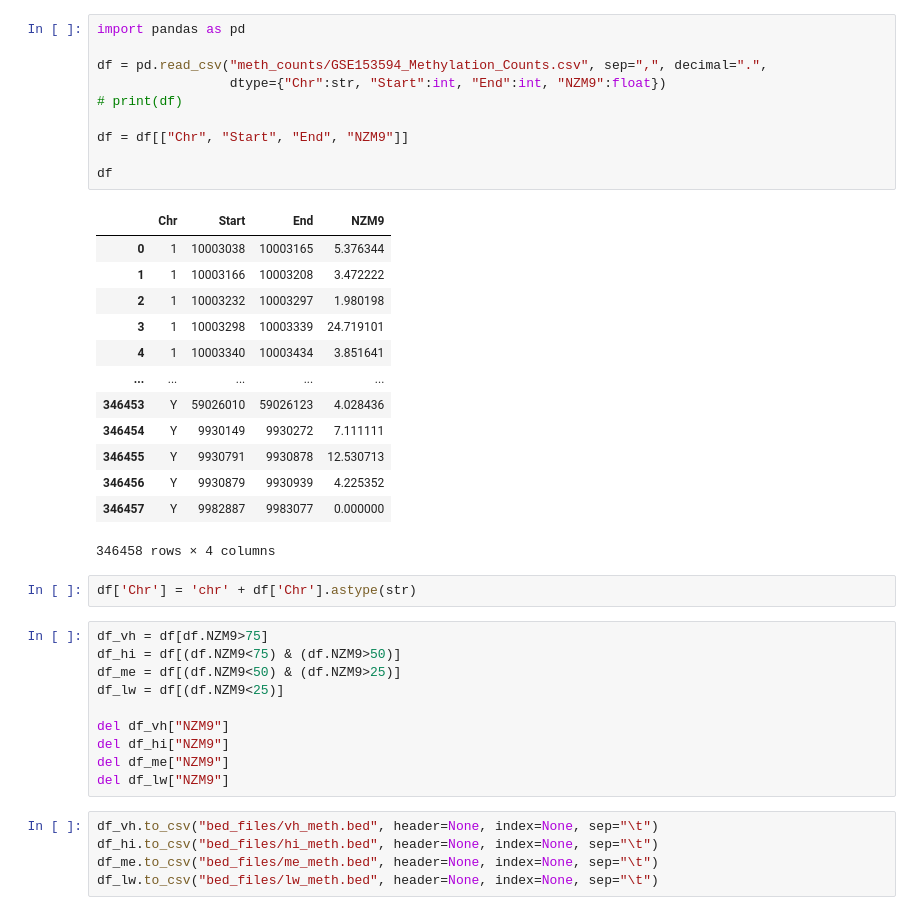
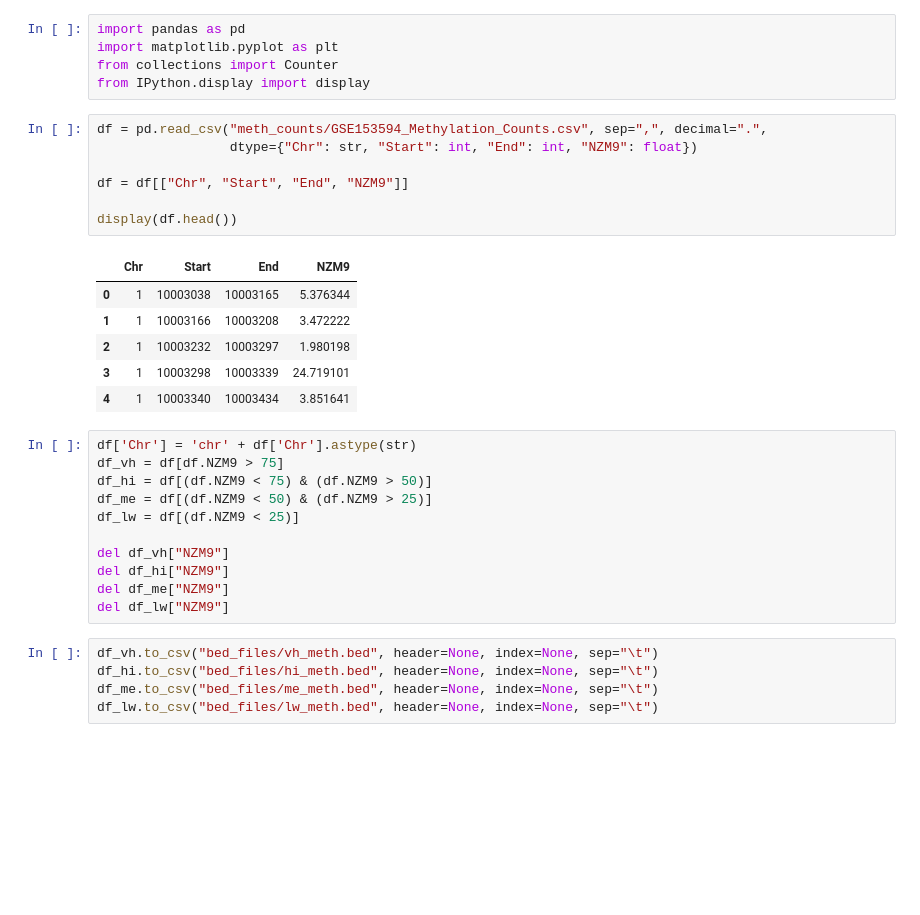
Before and after one commit to Manulink4/bioinfo_meth, a Jupyter notebook: meth.ipynb, the cells around one changed output. Saved outputs shown, nothing was run; the diff lists cells and outputs as text; blank space fills up the shorter version.

```diff
--- a/meth.ipynb
+++ b/meth.ipynb
@@ -1,34 +1,28 @@
+# %%
+import pandas as pd
+import matplotlib.pyplot as plt
+from collections import Counter
+from IPython.display import display
 # %%
-import pandas as pd
-
 df = pd.read_csv("meth_counts/GSE153594_Methylation_Counts.csv", sep=",", decimal=".",
-                 dtype={"Chr":str, "Start":int, "End":int, "NZM9":float})
-# print(df)
+                 dtype={"Chr": str, "Start": int, "End": int, "NZM9": float})
 
 df = df[["Chr", "Start", "End", "NZM9"]]
 
-df
+display(df.head())
 # %% [output]
 |  | Chr | Start | End | NZM9 |
 | 0 | 1 | 10003038 | 10003165 | 5.376344 |
 | 1 | 1 | 10003166 | 10003208 | 3.472222 |
 | 2 | 1 | 10003232 | 10003297 | 1.980198 |
 | 3 | 1 | 10003298 | 10003339 | 24.719101 |
 | 4 | 1 | 10003340 | 10003434 | 3.851641 |
-| ... | ... | ... | ... | ... |
-| 346453 | Y | 59026010 | 59026123 | 4.028436 |
-| 346454 | Y | 9930149 | 9930272 | 7.111111 |
-| 346455 | Y | 9930791 | 9930878 | 12.530713 |
-| 346456 | Y | 9930879 | 9930939 | 4.225352 |
-| 346457 | Y | 9982887 | 9983077 | 0.000000 |
-346458 rows × 4 columns
-# %%
-df['Chr'] = 'chr' + df['Chr'].astype(str)
 # %%
-df_vh = df[df.NZM9>75]
-df_hi = df[(df.NZM9<75) & (df.NZM9>50)]
-df_me = df[(df.NZM9<50) & (df.NZM9>25)]
-df_lw = df[(df.NZM9<25)]
+df['Chr'] = 'chr' + df['Chr'].astype(str)
+df_vh = df[df.NZM9 > 75]
+df_hi = df[(df.NZM9 < 75) & (df.NZM9 > 50)]
+df_me = df[(df.NZM9 < 50) & (df.NZM9 > 25)]
+df_lw = df[(df.NZM9 < 25)]
 
 del df_vh["NZM9"]
 del df_hi["NZM9"]
```
Also changed, not shown: parts of 3 cells of this notebook, 2 other files.
